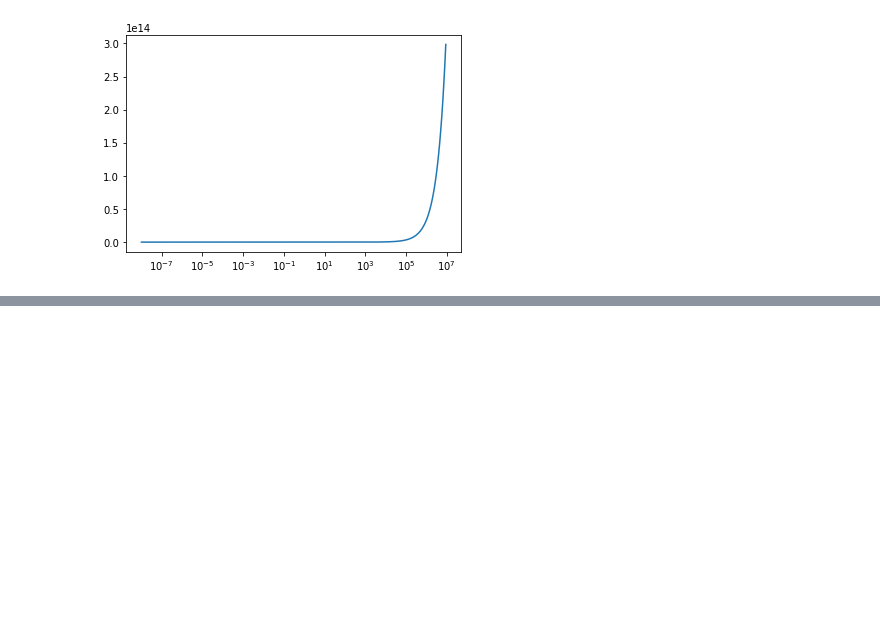
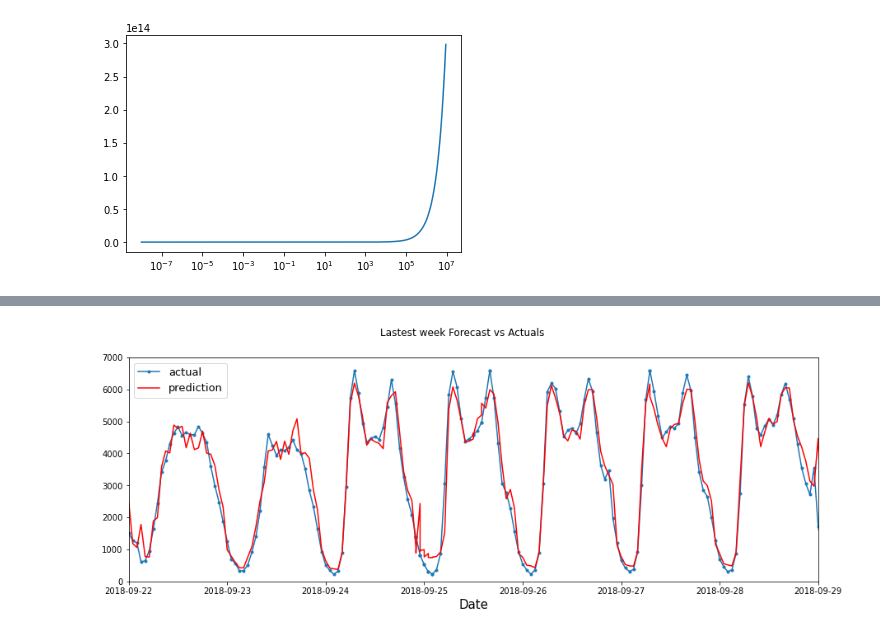
Before and after one commit to amine-akrout/Time-series-forecasting, a Jupyter notebook: Time_series_forecasting_LSTM.ipynb, the cells around one changed output, grey strips where cells are left out. Saved outputs shown, nothing was run; the diff lists cells and outputs as text; code cells hidden in the pictures; blank space fills up the shorter version.

```diff
--- a/Time_series_forecasting_LSTM.ipynb
+++ b/Time_series_forecasting_LSTM.ipynb
@@ -255,3 +268,17 @@ plot_series(time_valid, rnn_forecast)
+# %%
+# zoom on lastest week)
+f, ax = plt.subplots(1)
+f.set_figheight(5)
+f.set_figwidth(15)
+plt.plot(pd.DataFrame(time_valid)[0], pd.DataFrame(x_valid)[0], marker='.', label="actual")
+plt.plot(pd.DataFrame(time_valid)[0], pd.DataFrame(rnn_forecast)[0], 'r', label="prediction")
+ax.set_xbound(lower= datetime.date(2018,9,22), upper=datetime.date(2018,9,29))
+plt.legend(fontsize=13)
+plt.xlabel('Date', size=15)
+ax.set_ylim(0, 7000)
+plot = plt.suptitle('Lastest week Forecast vs Actuals')
+# %% [output]
+[figure, added]
 # %%
 tf.keras.metrics.mean_absolute_error(x_valid, rnn_forecast).numpy()
 # %% [output]
```
Also changed, not shown: parts of 39 cells of this notebook.
